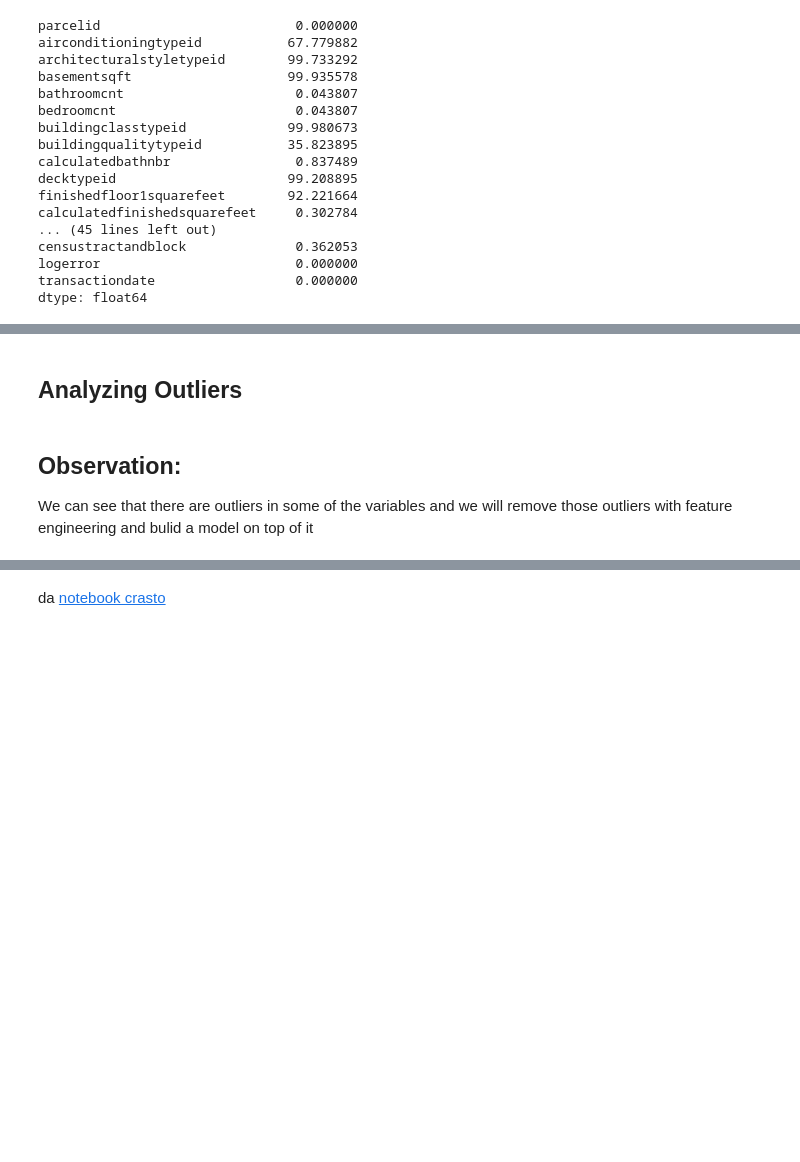
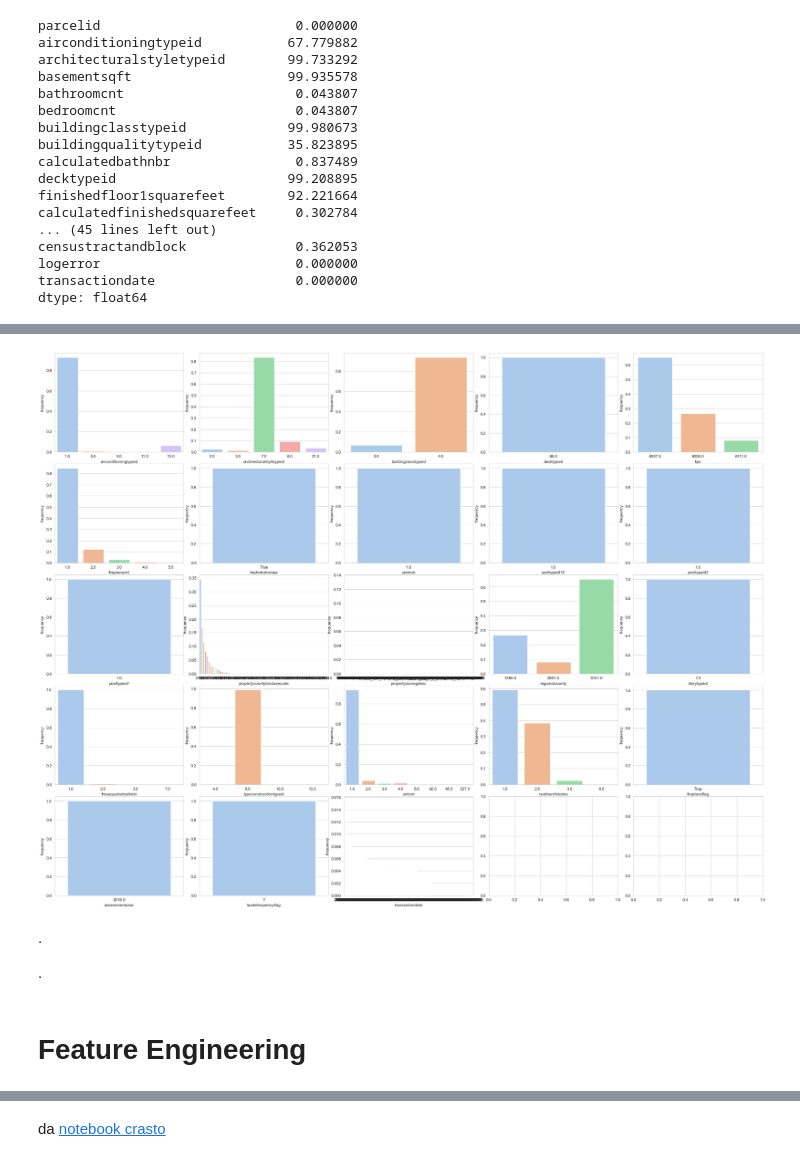
Before and after one commit to RuieX/Data-and-Web-Mining-project, a Jupyter notebook: project/src/notebooks/feature_engineering.ipynb, the cells around one changed output, grey strips where cells are left out. Drawn from its saved outputs; the diff is of its cells as text; code cells hidden in the pictures; blank space fills up the shorter version.

```diff
--- a/project/src/notebooks/feature_engineering.ipynb
+++ b/project/src/notebooks/feature_engineering.ipynb
@@ -593,2 +522,15 @@ We see that we get a better spread of the values for only few variables when we
+# %%
+viz.feature_distribution(merged_df,cat_vars,subplot_size=(5, 4),cat = True)
+# %% [output]
+[figure, added]
 # %% [markdown]
-## Analyzing Outliers
+.
+
+
+
+
+
+
+
+
+.
@@ -612,4 +537,2 @@ def analyze_outliers(df,var):
-# %% [markdown]
-## Observation:
-
-We can see that there are outliers in some of the variables and we will remove those outliers with feature engineering and bulid a model on top of it
+# %% [markdown]
+# Feature Engineering
```
Also changed, not shown: parts of 52 cells of this notebook, 2 other files.
